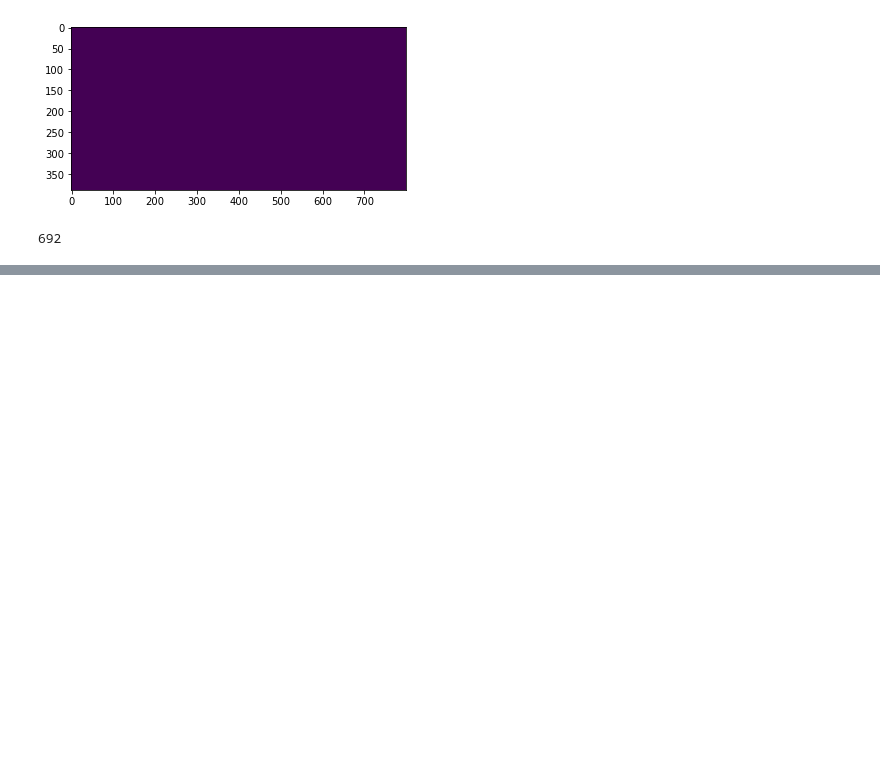
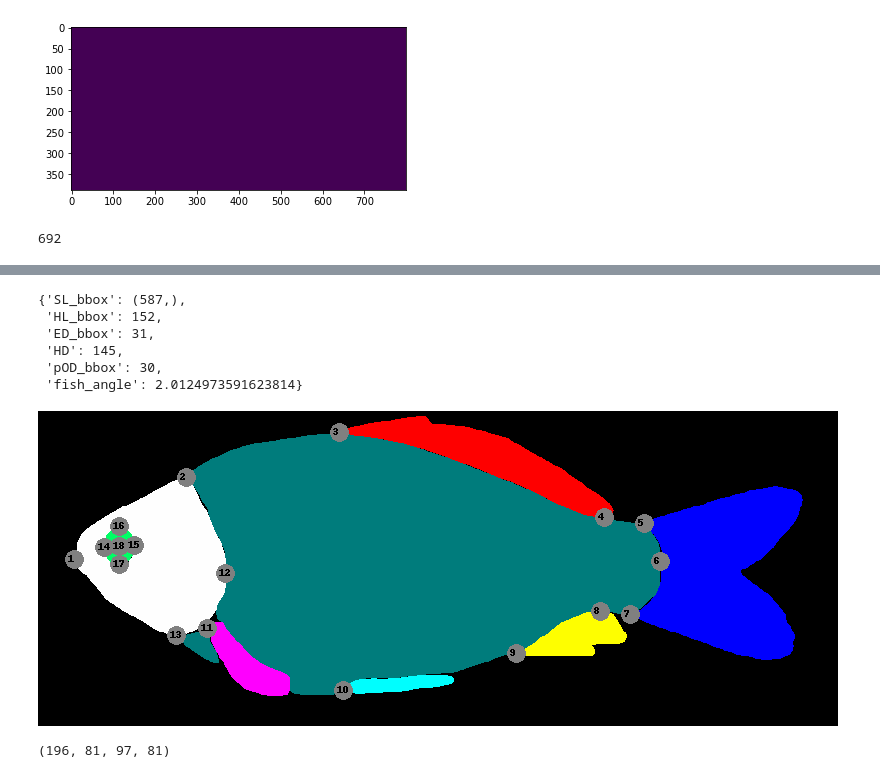
Before and after one commit to hdr-bgnn/Morphology-analysis, a Jupyter notebook: Scripts/Morphology_dev.ipynb, the cells around one changed output, grey strips where cells are left out. Drawn from its saved outputs; the diff is of its cells as text; code cells hidden in the pictures; blank space fills up the shorter version.

Commit message:
new trait measurement

```diff
--- a/Scripts/Morphology_dev.ipynb
+++ b/Scripts/Morphology_dev.ipynb
@@ -597,0 +655,13 @@ img_seg_2.measure_body_length()
+# %%
+img_seg.measure_using_bbox()
+# %% [output]
+{'SL_bbox': (587,),
+ 'HL_bbox': 152,
+ 'ED_bbox': 31,
+ 'HD': 145,
+ 'pOD_bbox': 30,
+ 'fish_angle': 2.0124973591623814}
+# %%
+img_seg.visualize_landmark()
+# %% [output]
+[figure, added]
@@ -597,0 +685,4 @@ img_seg_2.measure_body_length()
+# %%
+start_v + end_v
+# %% [output]
+(196, 81, 97, 81)
```
Also changed, not shown: parts of 21 cells of this notebook, 2 other files.
